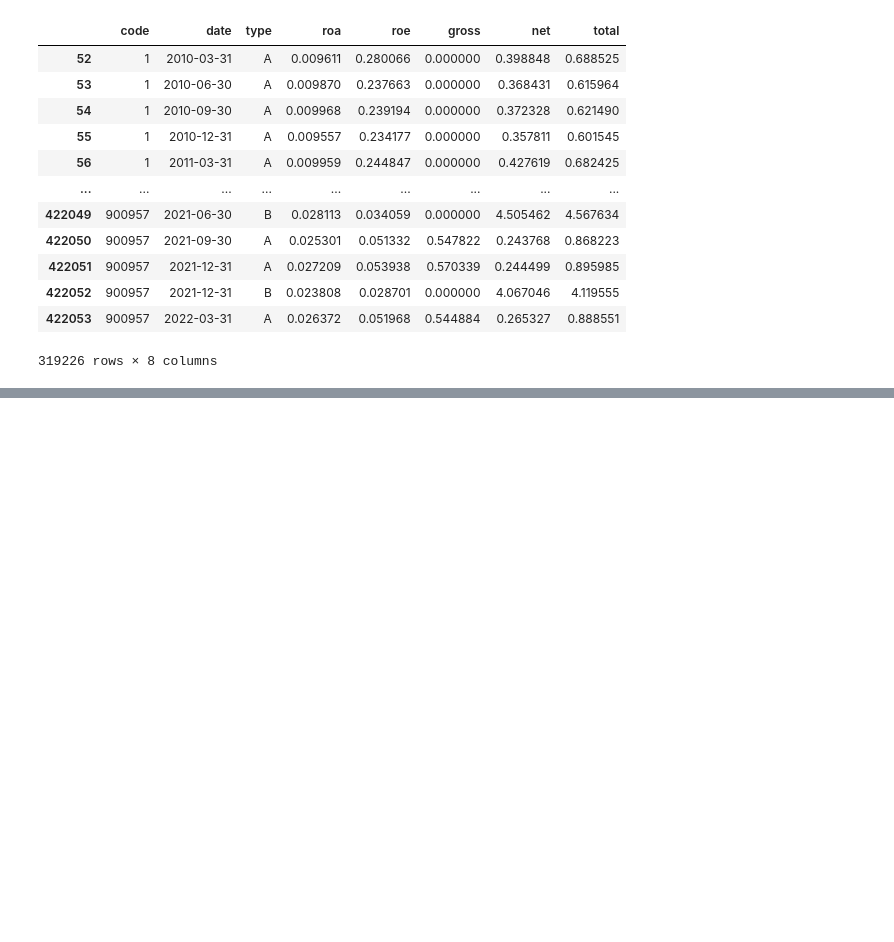
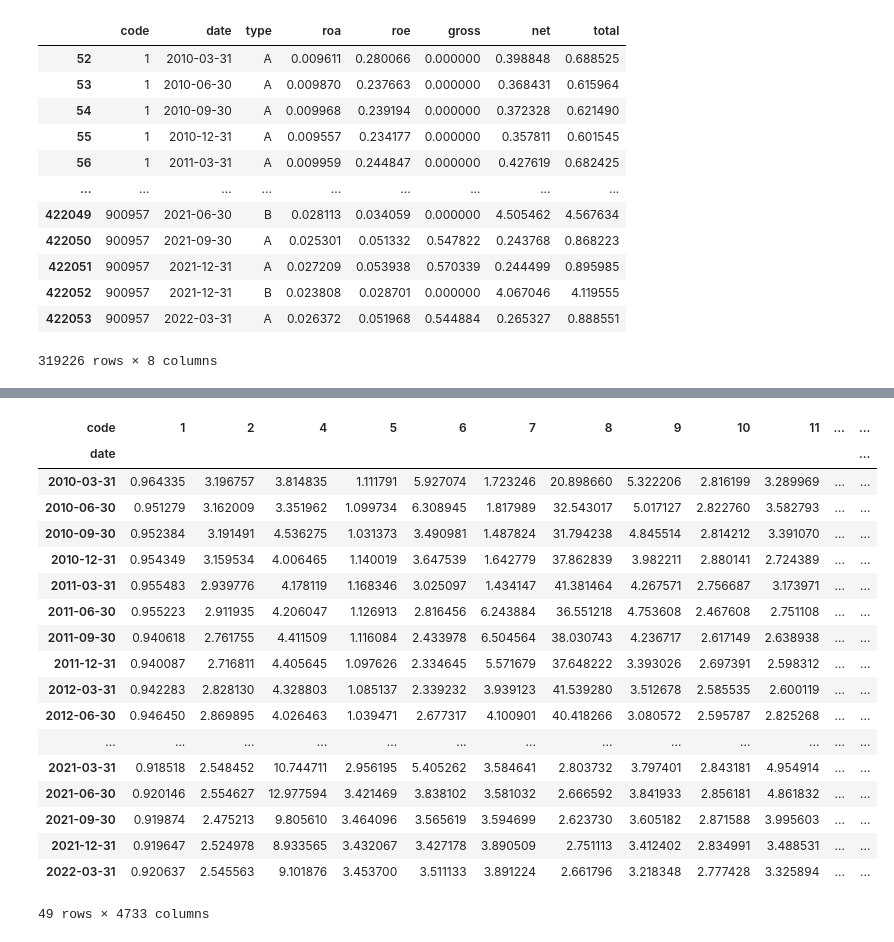
Before and after one commit to tanyanbo/alternative_investment, a Jupyter notebook: alternative_investment.ipynb, the cells around one changed output, grey strips where cells are left out. Drawn from its saved outputs; the diff is of its cells as text; code cells hidden in the pictures; blank space fills up the shorter version.

```diff
--- a/alternative_investment.ipynb
+++ b/alternative_investment.ipynb
@@ -107,2 +93,6 @@ df2.groupby('date').count()
+# %%
+df1 = df1[df1.code.isin(stocks)]
+df2 = df2[df2.code.isin(stocks)]
+df3 = df3[df3.code.isin(stocks)]
 # %%
 df_close = df.pivot(index=['Trddt'], columns='Stkcd', values=['Clsprc'])
@@ -128 +136,24 @@ df_return
+# %%
+df_repay = df1.reset_index(drop=True).drop_duplicates(['date', 'code']).pivot(index=['date'], columns=['code'], values=['total'])['total'].reset_index().set_index('date')
+df_repay
+# %% [output]
+| code | 1 | 2 | 4 | 5 | 6 | 7 | 8 | 9 | 10 | 11 | ... | ... |
+| date |  |  |  |  |  |  |  |  |  |  |  | ... |
+| 2010-03-31 | 0.964335 | 3.196757 | 3.814835 | 1.111791 | 5.927074 | 1.723246 | 20.898660 | 5.322206 | 2.816199 | 3.289969 | ... | ... |
+| 2010-06-30 | 0.951279 | 3.162009 | 3.351962 | 1.099734 | 6.308945 | 1.817989 | 32.543017 | 5.017127 | 2.822760 | 3.582793 | ... | ... |
+| 2010-09-30 | 0.952384 | 3.191491 | 4.536275 | 1.031373 | 3.490981 | 1.487824 | 31.794238 | 4.845514 | 2.814212 | 3.391070 | ... | ... |
+| 2010-12-31 | 0.954349 | 3.159534 | 4.006465 | 1.140019 | 3.647539 | 1.642779 | 37.862839 | 3.982211 | 2.880141 | 2.724389 | ... | ... |
+| 2011-03-31 | 0.955483 | 2.939776 | 4.178119 | 1.168346 | 3.025097 | 1.434147 | 41.381464 | 4.267571 | 2.756687 | 3.173971 | ... | ... |
+| 2011-06-30 | 0.955223 | 2.911935 | 4.206047 | 1.126913 | 2.816456 | 6.243884 | 36.551218 | 4.753608 | 2.467608 | 2.751108 | ... | ... |
+| 2011-09-30 | 0.940618 | 2.761755 | 4.411509 | 1.116084 | 2.433978 | 6.504564 | 38.030743 | 4.236717 | 2.617149 | 2.638938 | ... | ... |
+| 2011-12-31 | 0.940087 | 2.716811 | 4.405645 | 1.097626 | 2.334645 | 5.571679 | 37.648222 | 3.393026 | 2.697391 | 2.598312 | ... | ... |
+| 2012-03-31 | 0.942283 | 2.828130 | 4.328803 | 1.085137 | 2.339232 | 3.939123 | 41.539280 | 3.512678 | 2.585535 | 2.600119 | ... | ... |
+| 2012-06-30 | 0.946450 | 2.869895 | 4.026463 | 1.039471 | 2.677317 | 4.100901 | 40.418266 | 3.080572 | 2.595787 | 2.825268 | ... | ... |
+| ... | ... | ... | ... | ... | ... | ... | ... | ... | ... | ... | ... | ... |
+| 2021-03-31 | 0.918518 | 2.548452 | 10.744711 | 2.956195 | 5.405262 | 3.584641 | 2.803732 | 3.797401 | 2.843181 | 4.954914 | ... | ... |
+| 2021-06-30 | 0.920146 | 2.554627 | 12.977594 | 3.421469 | 3.838102 | 3.581032 | 2.666592 | 3.841933 | 2.856181 | 4.861832 | ... | ... |
+| 2021-09-30 | 0.919874 | 2.475213 | 9.805610 | 3.464096 | 3.565619 | 3.594699 | 2.623730 | 3.605182 | 2.871588 | 3.995603 | ... | ... |
+| 2021-12-31 | 0.919647 | 2.524978 | 8.933565 | 3.432067 | 3.427178 | 3.890509 | 2.751113 | 3.412402 | 2.834991 | 3.488531 | ... | ... |
+| 2022-03-31 | 0.920637 | 2.545563 | 9.101876 | 3.453700 | 3.511133 | 3.891224 | 2.661796 | 3.218348 | 2.777428 | 3.325894 | ... | ... |
+49 rows × 4733 columns
 # %%
```
Also changed, not shown: parts of 14 cells of this notebook, 1 other file.
